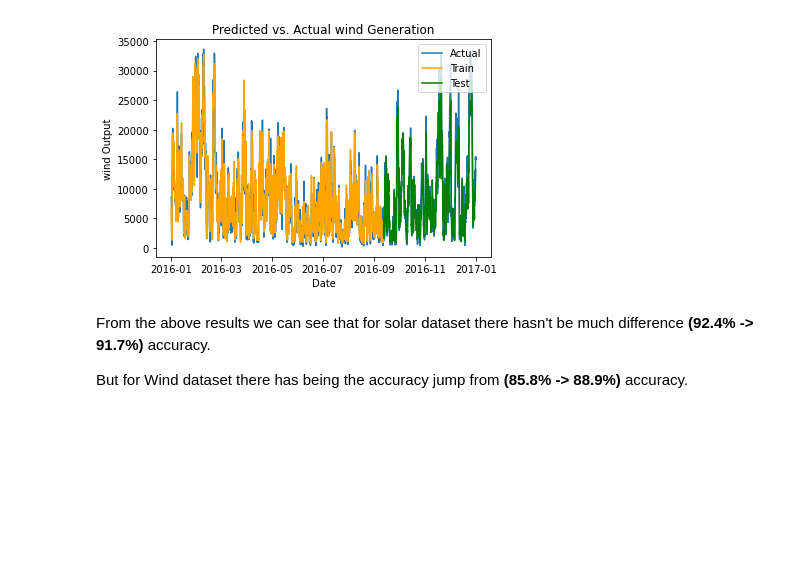
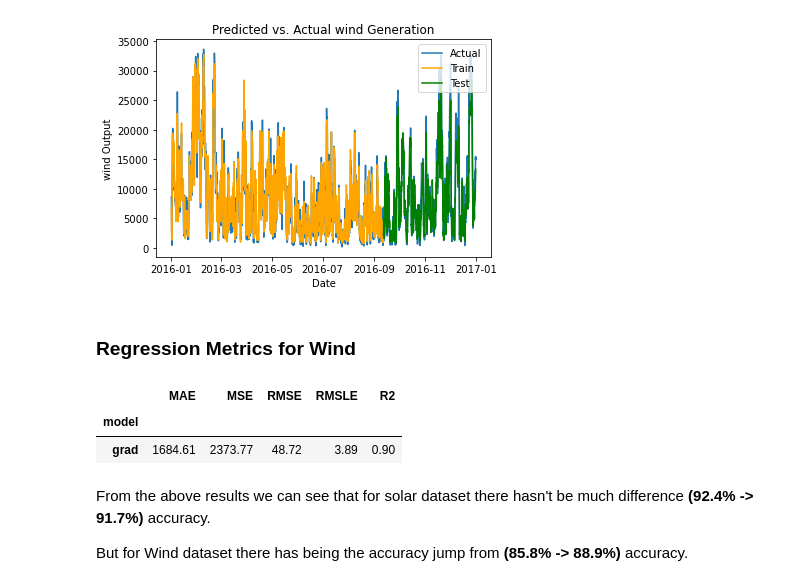
Before and after one commit to DheerajKN/Renewable-Energy-Prediction, a Jupyter notebook: 2. ML - LazyPredict.ipynb, the cells around one changed output. Cells and saved outputs as stored; diff of their text form; code cells hidden in the pictures; blank space fills up the shorter version.

```diff
--- a/2. ML - LazyPredict.ipynb
+++ b/2. ML - LazyPredict.ipynb
@@ -184,6 +198,14 @@ plt.title("Predicted vs. Actual wind Generation")
 plt.show()
 # %% [output]
 [figure]
+# %% [markdown]
+### Regression Metrics for Wind
+# %%
+metrics('grad', test['DE_wind_generation_actual'], test_wind_pred)
+# %% [output]
+|  | MAE | MSE | RMSE | RMSLE | R2 |
+| model |  |  |  |  |  |
+| grad | 1684.61 | 2373.77 | 48.72 | 3.89 | 0.90 |
 # %% [markdown]
 From the above results we can see that for solar dataset there hasn't be much difference **(92.4% -> 91.7%)** accuracy.
 
```
Also changed, not shown: parts of 9 cells of this notebook, 2 other files.
